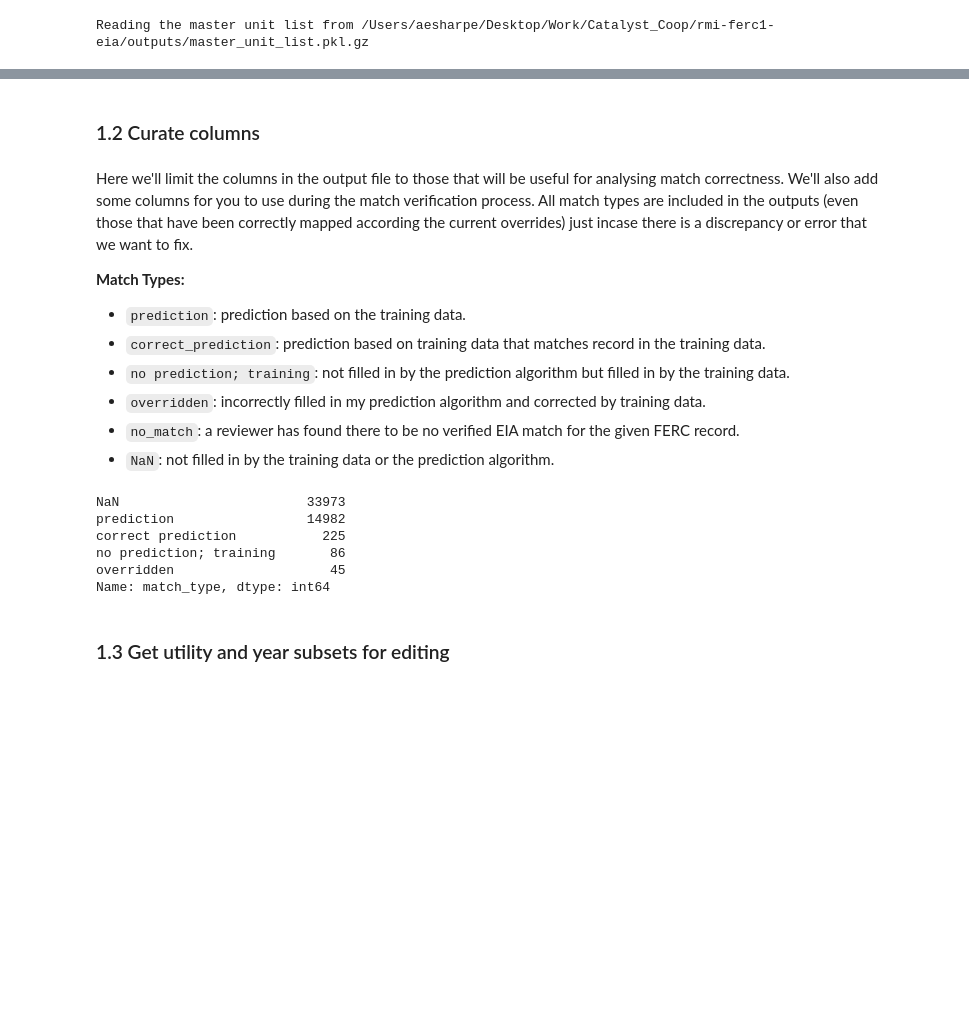
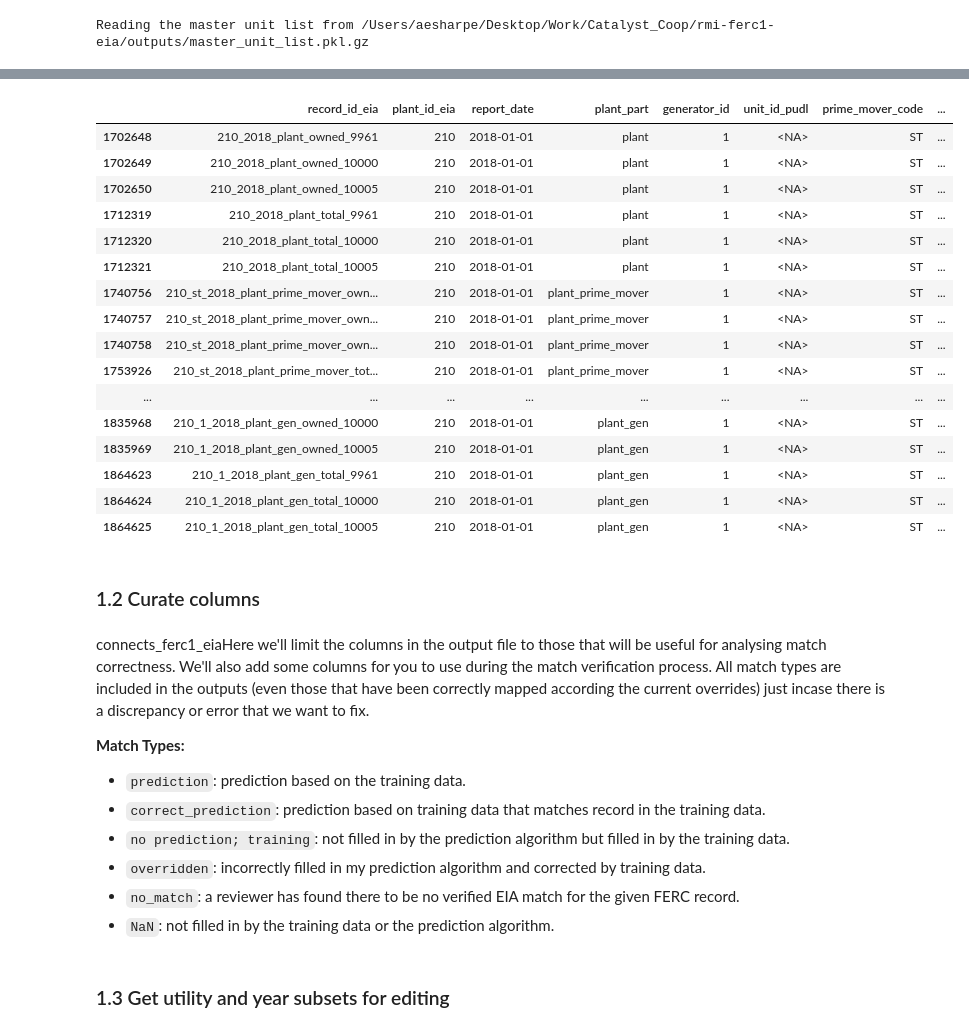
Before and after one commit to catalyst-cooperative/rmi-ferc1-eia, a Jupyter notebook: notebooks/make_overrides.ipynb, the cells around one changed output, grey strips where cells are left out. Saved outputs shown, nothing was run; the diff lists cells and outputs as text; code cells hidden in the pictures; blank space fills up the shorter version.

Commit message:
explore MUL in overrides file

```diff
--- a/notebooks/make_overrides.ipynb
+++ b/notebooks/make_overrides.ipynb
@@ -194,7 +192,7 @@ This is going to look a lot like the `connect_ferc1_to_eia.ipynb`.
 file_path_training = pathlib.Path().cwd().parent /'inputs'/'train_ferc1_to_eia.csv'
 file_path_mul = pathlib.Path().cwd().parent /'outputs' / 'master_unit_list.pkl.gz'
 # pudl output object for ferc data
-pudl_out = pudl.output.pudltabl.PudlTabl(pudl_engine, ferc_engine, freq='AS',fill_fuel_cost=True,roll_fuel_cost=True,fill_net_gen=True)
+pudl_out = pudl.output.pudltabl.PudlTabl(pudl_engine, freq='AS',fill_fuel_cost=True,roll_fuel_cost=True,fill_net_gen=True)
 # %%
 inputs = InputManager(file_path_training, file_path_mul, pudl_out)
 features_all = (Features(feature_type='all', inputs=inputs)
@@ -260,6 +258,6 @@ Coverage for all pumped storage table records during EIA working years:
 # %%
 mul = (
-    make_plant_parts_eia.get_master_unit_list_eia(file_path_mul).reset_index()
+    make_plant_parts_eia.get_master_unit_list_eia(file_path_mul, pudl_out).reset_index()
     .copy()
 )
 # %% [output]
@@ -299,10 +282,33 @@ Allocating common records for: unaccrued_balance
 The resulting depreciation_annual_epxns allocated is 97.87% of the original
 agg-ing now
 aggregating to: ['report_date', 'plant_id_pudl', 'plant_part_name', 'utility_id_pudl', 'data_source', 'line_id', 'common', 'utility_name_ferc1']
+# %%
+#mul[mul['record_id_eia']=='6068_2019_plant_owned_56211'].T
+test = mul[mul['plant_name_new'].str.contains('olf')]
+aa = test[test['report_date'].dt.year==2018]
+aa[aa['fuel_type_code_pudl']=='nuclear']
+# %% [output]
+|  | record_id_eia | plant_id_eia | report_date | plant_part | generator_id | unit_id_pudl | prime_mover_code | ... |
+| 1702648 | 210_2018_plant_owned_9961 | 210 | 2018-01-01 | plant | 1 | <NA> | ST | ... |
+| 1702649 | 210_2018_plant_owned_10000 | 210 | 2018-01-01 | plant | 1 | <NA> | ST | ... |
+| 1702650 | 210_2018_plant_owned_10005 | 210 | 2018-01-01 | plant | 1 | <NA> | ST | ... |
+| 1712319 | 210_2018_plant_total_9961 | 210 | 2018-01-01 | plant | 1 | <NA> | ST | ... |
+| 1712320 | 210_2018_plant_total_10000 | 210 | 2018-01-01 | plant | 1 | <NA> | ST | ... |
+| 1712321 | 210_2018_plant_total_10005 | 210 | 2018-01-01 | plant | 1 | <NA> | ST | ... |
+| 1740756 | 210_st_2018_plant_prime_mover_own... | 210 | 2018-01-01 | plant_prime_mover | 1 | <NA> | ST | ... |
+| 1740757 | 210_st_2018_plant_prime_mover_own... | 210 | 2018-01-01 | plant_prime_mover | 1 | <NA> | ST | ... |
+| 1740758 | 210_st_2018_plant_prime_mover_own... | 210 | 2018-01-01 | plant_prime_mover | 1 | <NA> | ST | ... |
+| 1753926 | 210_st_2018_plant_prime_mover_tot... | 210 | 2018-01-01 | plant_prime_mover | 1 | <NA> | ST | ... |
+| ... | ... | ... | ... | ... | ... | ... | ... | ... |
+| 1835968 | 210_1_2018_plant_gen_owned_10000 | 210 | 2018-01-01 | plant_gen | 1 | <NA> | ST | ... |
+| 1835969 | 210_1_2018_plant_gen_owned_10005 | 210 | 2018-01-01 | plant_gen | 1 | <NA> | ST | ... |
+| 1864623 | 210_1_2018_plant_gen_total_9961 | 210 | 2018-01-01 | plant_gen | 1 | <NA> | ST | ... |
+| 1864624 | 210_1_2018_plant_gen_total_10000 | 210 | 2018-01-01 | plant_gen | 1 | <NA> | ST | ... |
+| 1864625 | 210_1_2018_plant_gen_total_10005 | 210 | 2018-01-01 | plant_gen | 1 | <NA> | ST | ... |
 # %% [markdown]
 ### 1.2 Curate columns
 # %% [markdown]
-Here we'll limit the columns in the output file to those that will be useful for analysing match correctness. We'll also add some columns for you to use during the match verification process. All match types are included in the outputs (even those that have been correctly mapped according the current overrides) just incase there is a discrepancy or error that we want to fix.
+connects_ferc1_eiaHere we'll limit the columns in the output file to those that will be useful for analysing match correctness. We'll also add some columns for you to use during the match verification process. All match types are included in the outputs (even those that have been correctly mapped according the current overrides) just incase there is a discrepancy or error that we want to fix.
 
 **Match Types:**
 
@@ -312,12 +318,3 @@ Here we'll limit the columns in the output file to those that will be useful for
 * `overridden`: incorrectly filled in my prediction algorithm and corrected by training data.
 * `no_match`: a reviewer has found there to be no verified EIA match for the given FERC record.
 * `NaN`: not filled in by the training data or the prediction algorithm.
-# %%
-connects_ferc1_eia.match_type.value_counts(dropna=False)
-# %% [output]
-NaN                        33973
-prediction                 14982
-correct prediction           225
-no prediction; training       86
-overridden                    45
-Name: match_type, dtype: int64
```
Also changed, not shown: parts of 12 cells of this notebook, 2 other files.
